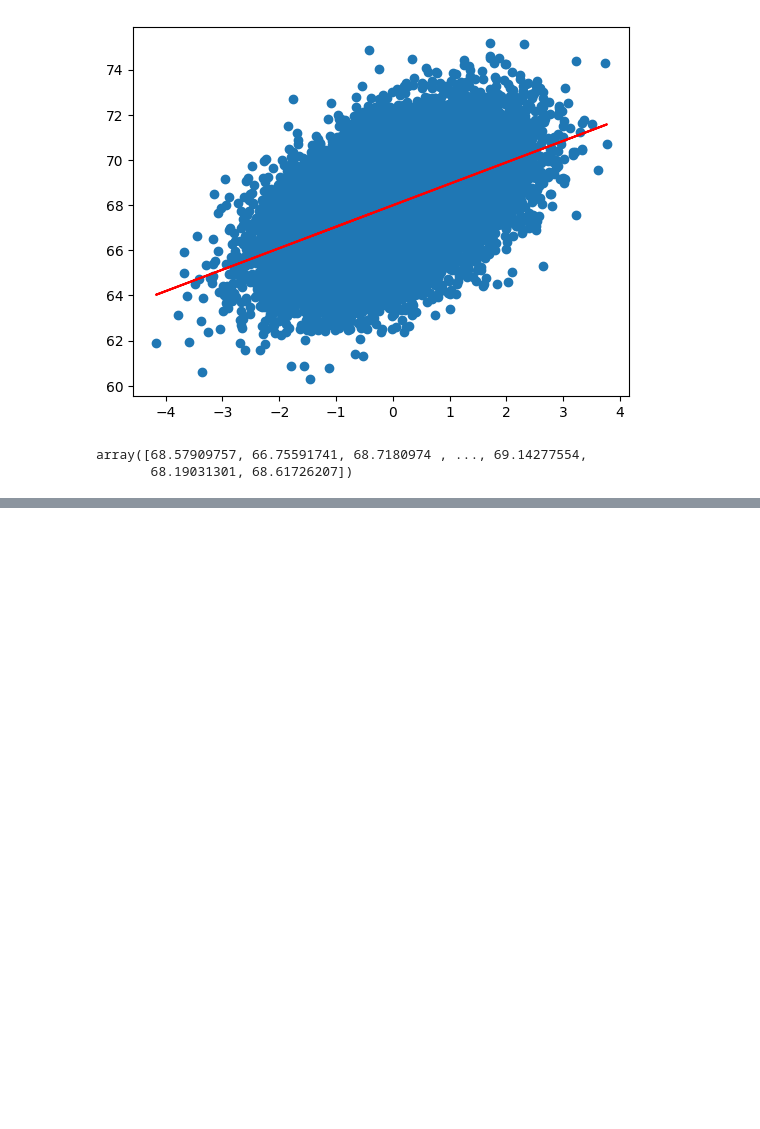
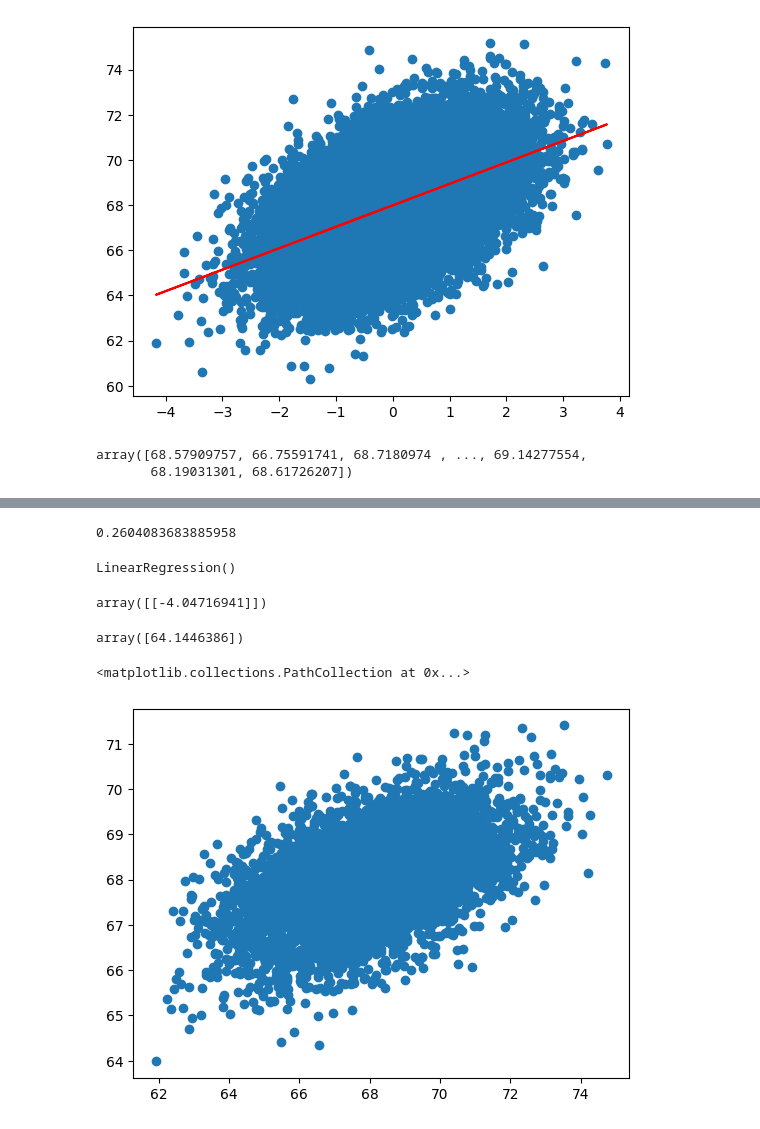
Before and after one commit to Roya-Mammadova/project1, a Jupyter notebook: linear_regression_project.ipynb, the cells around one changed output, grey strips where cells are left out. Drawn from its saved outputs; the diff is of its cells as text; code cells hidden in the pictures; blank space fills up the shorter version.

```diff
--- a/linear_regression_project.ipynb
+++ b/linear_regression_project.ipynb
@@ -91,0 +129,9 @@ array([68.57909757, 66.75591741, 68.7180974 , ..., 69.14277554,
+# %%
+## Adjusted R^2
+1-(1-r2)*(len(y_test)-1)/(len(y_test)-X_test.shape[1]-1)
+# %% [output]
+0.2604083683885958
+# %%
+regressor
+# %% [output]
+LinearRegression()
@@ -91,0 +141,13 @@ array([68.57909757, 66.75591741, 68.7180974 , ..., 69.14277554,
+# %%
+scaled_weight
+# %% [output]
+array([[-4.04716941]])
+# %%
+regressor.predict([scaled_weight[0]])
+# %% [output]
+array([64.1446386])
+# %%
+plt.scatter(y_test,y_pred_test)
+# %% [output]
+<matplotlib.collections.PathCollection at 0x...>
+[figure, added]
```
Also changed, not shown: parts of 14 cells of this notebook, 2 other files.
